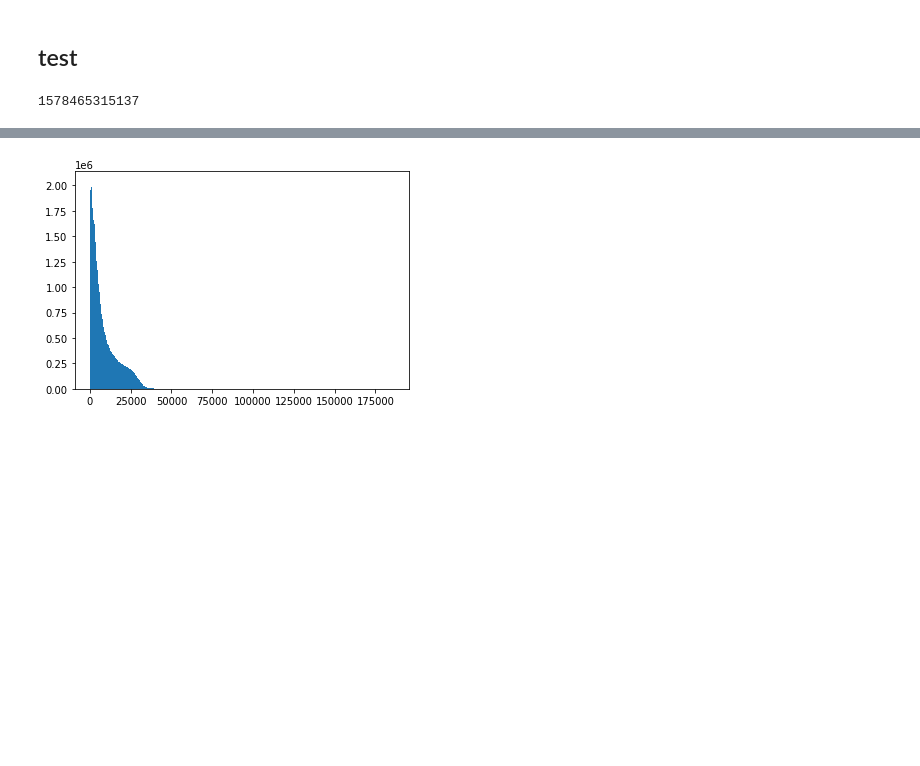
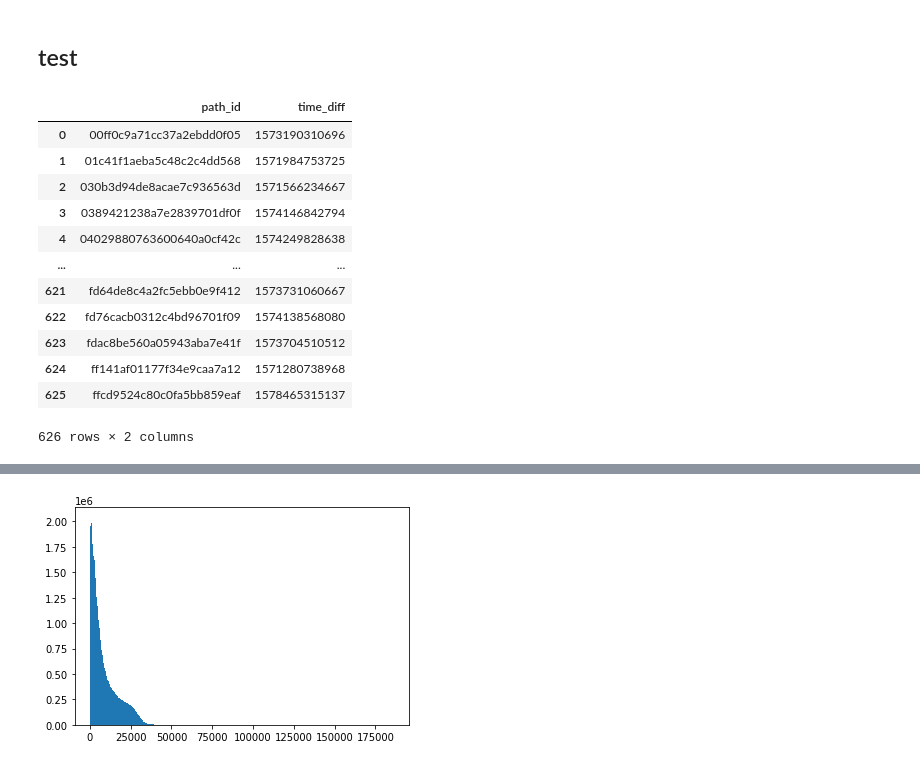
Before and after one commit to kuto5046/kaggle-indoor, a Jupyter notebook: notebook/2kaido_dataset_v2.ipynb, the cells around one changed output, grey strips where cells are left out. Cells and saved outputs as stored; diff of their text form; code cells hidden in the pictures; blank space fills up the shorter version.

```diff
--- a/notebook/2kaido_dataset_v2.ipynb
+++ b/notebook/2kaido_dataset_v2.ipynb
@@ -389,10 +386,21 @@ to_pickle(output_dir/train_save_file_name, train_df)
 ## test
 # %%
 ssubm_df_diff = pd.read_csv(DATA_DIR / 'test_path_timediff.csv')
+ssubm_df_diff
+# %% [output]
+|  | path_id | time_diff |
+| 0 | 00ff0c9a71cc37a2ebdd0f05 | 1573190310696 |
+| 1 | 01c41f1aeba5c48c2c4dd568 | 1571984753725 |
+| 2 | 030b3d94de8acae7c936563d | 1571566234667 |
+| 3 | 0389421238a7e2839701df0f | 1574146842794 |
+| 4 | 04029880763600640a0cf42c | 1574249828638 |
+| ... | ... | ... |
+| 621 | fd64de8c4a2fc5ebb0e9f412 | 1573731060667 |
+| 622 | fd76cacb0312c4bd96701f09 | 1574138568080 |
+| 623 | fdac8be560a05943aba7e41f | 1573704510512 |
+| 624 | ff141af01177f34e9caa7a12 | 1571280738968 |
+| 625 | ffcd9524c80c0fa5bb859eaf | 1578465315137 |
+626 rows × 2 columns
-# %%
-ssubm_df_diff[ssubm_df_diff['path_id'] == path_id]['time_diff'].values[0]
-# %% [output]
-1578465315137
 # %%
 rows = []
 test_wifi_count = []
```
Also changed, not shown: parts of 9 cells of this notebook, 1 other file.
